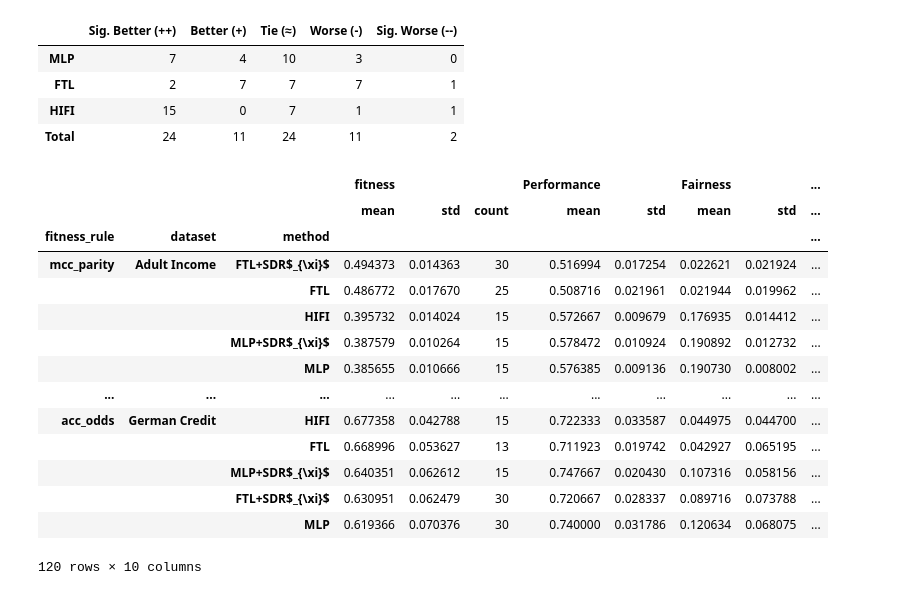
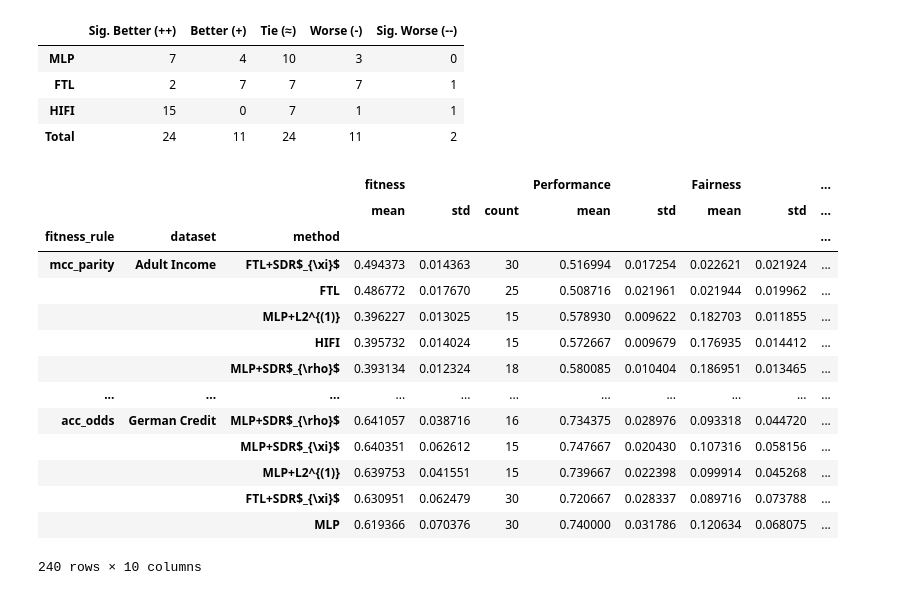
Before and after one commit to sabia-pesc/statistical-dependency-regularization, a Jupyter notebook: notebooks/main_results/generate_tables.ipynb, the cells around one changed output. Saved outputs shown, nothing was run; the diff lists cells and outputs as text; code cells hidden in the pictures.

Commit message:
updating plots and generated tables

```diff
--- a/notebooks/main_results/generate_tables.ipynb
+++ b/notebooks/main_results/generate_tables.ipynb
@@ -17,18 +17,31 @@ def read_csv_files_from_folder(folder_path):
 
 mlp_baseline_results = pd.read_csv('simple_mlp_results.csv')
 mlp_baseline_results.replace({'simple_mlp_initializer': 'MLP'}, inplace=True)
-
 mlp_xi_reg_results = pd.read_csv('mlp_xi_reg_results.csv')
 mlp_xi_reg_results.replace({'mlp_xi_reg_initializer': r'MLP+SDR$_{\xi}$'}, inplace=True)
 
-mlp_results = pd.concat([mlp_baseline_results, mlp_xi_reg_results])
+# MLP variantes do tradeoff_results
+mlp_standard_l2_results = pd.read_csv('../tradeoff_results/mlp_standard_l2_results.csv')
+mlp_standard_l2_results.replace({'mlp_standard_l2_initializer': r'MLP+L2'}, inplace=True)
+mlp_featurewise_l2_results = pd.read_csv('../tradeoff_results/mlp_featurewise_l2_results.csv')
+mlp_featurewise_l2_results.replace({'mlp_featurewise_l2_initializer': r'MLP+L2^{(1)}'}, inplace=True)
+mlp_preg_results = pd.read_csv('../tradeoff_results/mlp_preg_results.csv')
+mlp_preg_results.replace({'mlp_preg_initializer': r'MLP+SDR$_{\rho}$'}, inplace=True)
+mlp_sreg_results = pd.read_csv('../tradeoff_results/mlp_sreg_results.csv')
+mlp_sreg_results.replace({'mlp_sreg_initializer': r'MLP+SDR$_{\rho_s}$'}, inplace=True)
+mlp_kreg_results = pd.read_csv('../tradeoff_results/mlp_kreg_results.csv')
+mlp_kreg_results.replace({'mlp_kreg_initializer': r'MLP+SDR$_{\tau}$'}, inplace=True)
+
+mlp_results = pd.concat([
+    mlp_baseline_results, mlp_xi_reg_results,
+    mlp_standard_l2_results, mlp_featurewise_l2_results,
+    mlp_preg_results, mlp_sreg_results, mlp_kreg_results
+])
 
 ftl_baseline_results = pd.read_csv('ftl_mlp_results.csv')
 ftl_baseline_results.replace({'ftl_mlp_initializer': 'FTL'}, inplace=True)
-
 ftl_xi_reg_results = pd.read_csv('ftl_mlp_xi_reg_results.csv')
 ftl_xi_reg_results.replace({'ftl_mlp_xi_reg_initializer': r'FTL+SDR$_{\xi}$'}, inplace=True)
-
 ftl_results = pd.concat([ftl_baseline_results, ftl_xi_reg_results])
 
 # HIFI results are stored as raw per-run CSVs produced by ablation.py's hifi_initializer
@@ -337,25 +382,25 @@ ASO Interpretation Summary (Global Counts)
 # %%
 grouped_results = full_results\
     .groupby(['fitness_rule', 'dataset', 'method'])\
     .agg({'fitness': ['mean', 'std', 'count'], 'Performance': ['mean', 'std'], 'Fairness': ['mean', 'std']})\
     .sort_values(by=['fitness_rule', 'dataset', ('fitness','mean')], ascending=[False, True, False])
-grouped_results['formatted_fitness'] = grouped_results.apply(lambda row: f"${row[('fitness', 'mean')]:.3f} (\pm{row[('fitness', 'std')]:.2f})$", axis=1)
-grouped_results['formatted_performance'] = grouped_results.apply(lambda row: f"${row[('Performance', 'mean')]:.3f} (\pm{row[('Performance', 'std')]:.2f})$", axis=1)
-grouped_results['formatted_fairness'] = grouped_results.apply(lambda row: f"${row[('Fairness', 'mean')]:.3f} (\pm{row[('Fairness', 'std')]:.2f})$", axis=1)
+grouped_results['formatted_fitness'] = grouped_results.apply(lambda row: f"${row[('fitness', 'mean')]:.3f} \pm{row[('fitness', 'std')]:.2f}$", axis=1)
+grouped_results['formatted_performance'] = grouped_results.apply(lambda row: f"${row[('Performance', 'mean')]:.3f} \pm{row[('Performance', 'std')]:.2f}$", axis=1)
+grouped_results['formatted_fairness'] = grouped_results.apply(lambda row: f"${row[('Fairness', 'mean')]:.3f} \pm{row[('Fairness', 'std')]:.2f}$", axis=1)
 display(grouped_results)
 # %% [output]
 |  |  |  | fitness |  |  | Performance |  | Fairness |  | ... |
 |  |  |  | mean | std | count | mean | std | mean | std | ... |
 | fitness_rule | dataset | method |  |  |  |  |  |  |  | ... |
 | mcc_parity | Adult Income | FTL+SDR$_{\xi}$ | 0.494373 | 0.014363 | 30 | 0.516994 | 0.017254 | 0.022621 | 0.021924 | ... |
 |  |  | FTL | 0.486772 | 0.017670 | 25 | 0.508716 | 0.021961 | 0.021944 | 0.019962 | ... |
+|  |  | MLP+L2^{(1)} | 0.396227 | 0.013025 | 15 | 0.578930 | 0.009622 | 0.182703 | 0.011855 | ... |
 |  |  | HIFI | 0.395732 | 0.014024 | 15 | 0.572667 | 0.009679 | 0.176935 | 0.014412 | ... |
-|  |  | MLP+SDR$_{\xi}$ | 0.387579 | 0.010264 | 15 | 0.578472 | 0.010924 | 0.190892 | 0.012732 | ... |
-|  |  | MLP | 0.385655 | 0.010666 | 15 | 0.576385 | 0.009136 | 0.190730 | 0.008002 | ... |
+|  |  | MLP+SDR$_{\rho}$ | 0.393134 | 0.012324 | 18 | 0.580085 | 0.010404 | 0.186951 | 0.013465 | ... |
 | ... | ... | ... | ... | ... | ... | ... | ... | ... | ... | ... |
-| acc_odds | German Credit | HIFI | 0.677358 | 0.042788 | 15 | 0.722333 | 0.033587 | 0.044975 | 0.044700 | ... |
-|  |  | FTL | 0.668996 | 0.053627 | 13 | 0.711923 | 0.019742 | 0.042927 | 0.065195 | ... |
+| acc_odds | German Credit | MLP+SDR$_{\rho}$ | 0.641057 | 0.038716 | 16 | 0.734375 | 0.028976 | 0.093318 | 0.044720 | ... |
 |  |  | MLP+SDR$_{\xi}$ | 0.640351 | 0.062612 | 15 | 0.747667 | 0.020430 | 0.107316 | 0.058156 | ... |
+|  |  | MLP+L2^{(1)} | 0.639753 | 0.041551 | 15 | 0.739667 | 0.022398 | 0.099914 | 0.045268 | ... |
 |  |  | FTL+SDR$_{\xi}$ | 0.630951 | 0.062479 | 30 | 0.720667 | 0.028337 | 0.089716 | 0.073788 | ... |
 |  |  | MLP | 0.619366 | 0.070376 | 30 | 0.740000 | 0.031786 | 0.120634 | 0.068075 | ... |
-120 rows × 10 columns
+240 rows × 10 columns
```
Also changed, not shown: parts of 5 cells of this notebook, 27 other files.
